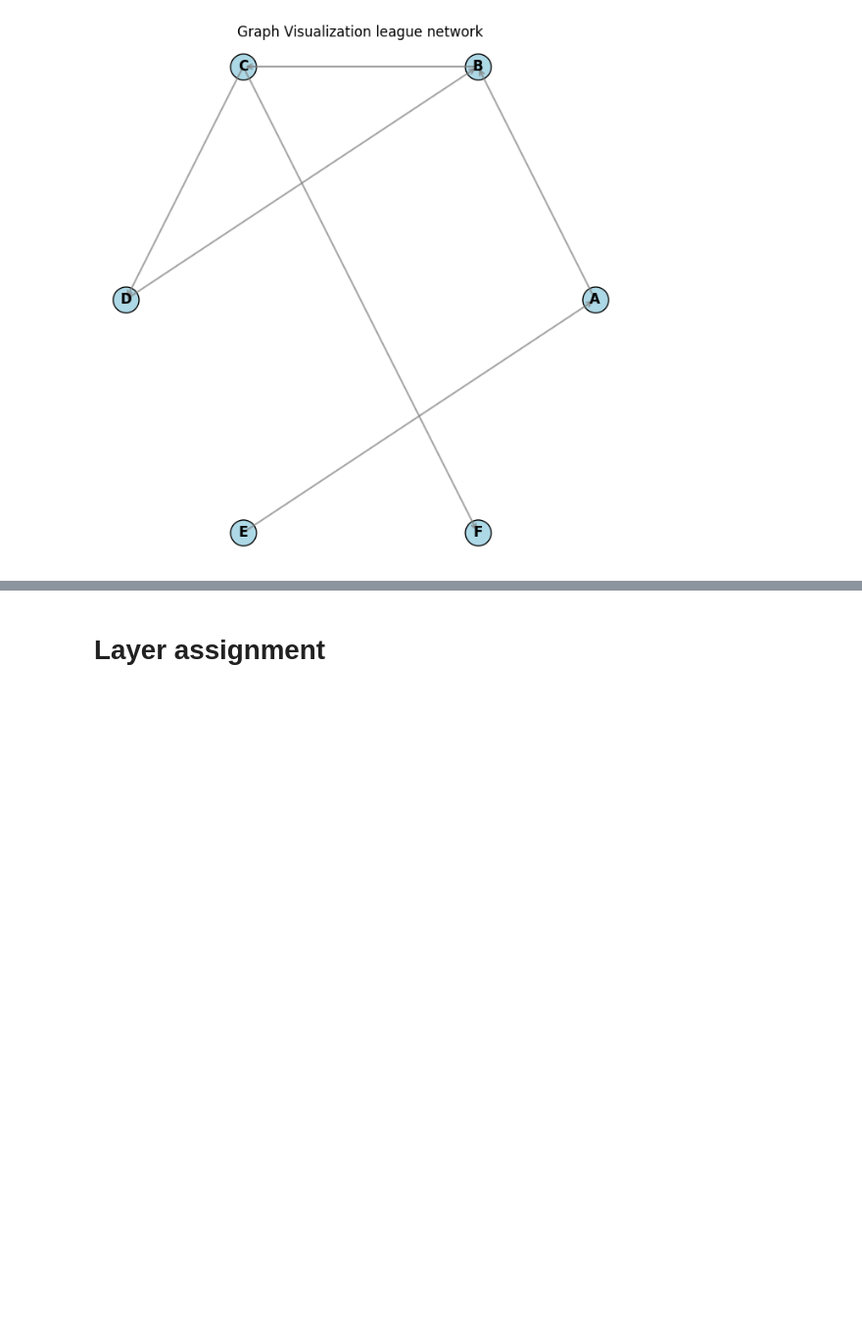
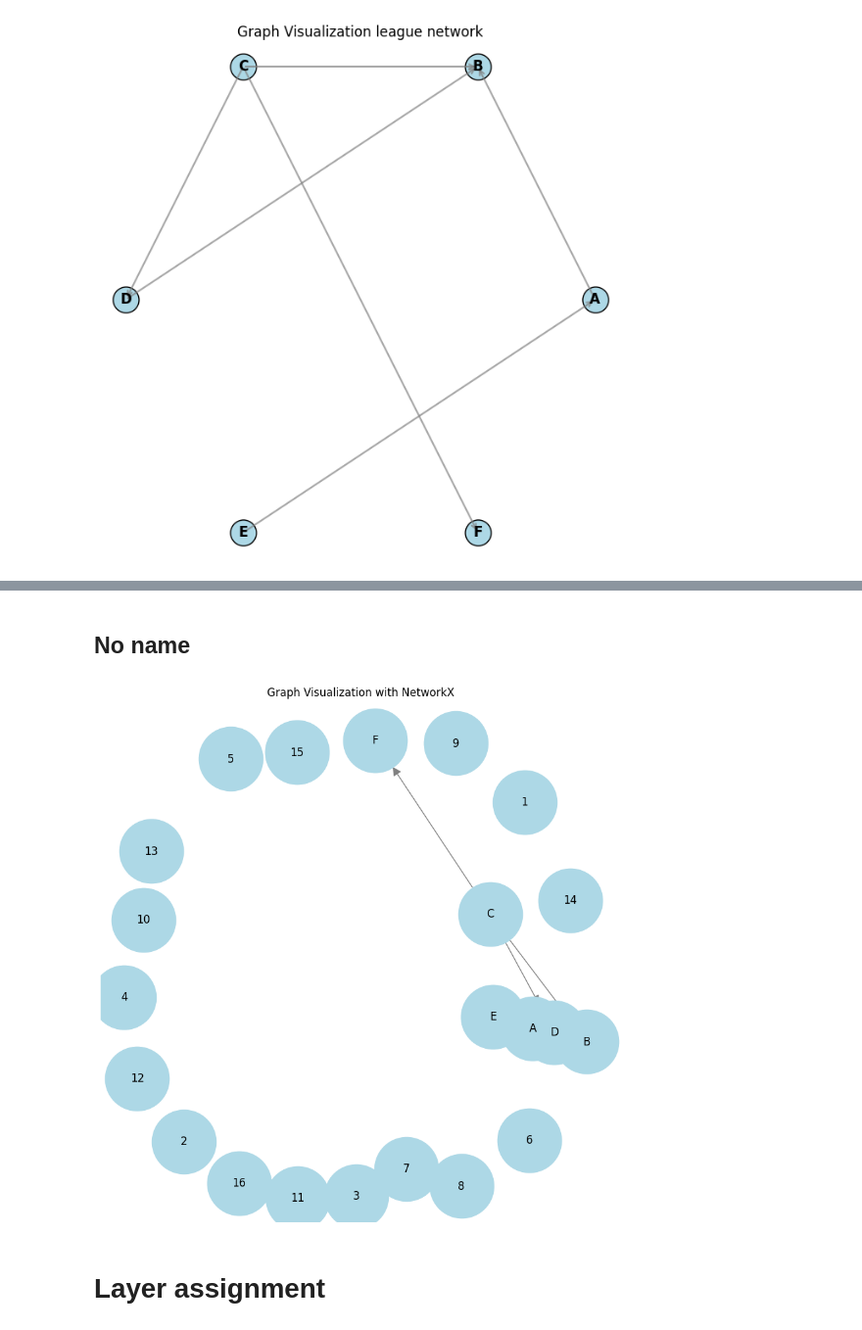
Before and after one commit to Prat2420/Data-Visualization-CurryPasta, a Jupyter notebook: Notebooks/step4_v1.ipynb, the cells around one changed output, grey strips where cells are left out. Shown at 98% size. Cells and saved outputs as stored; diff of their text form; code cells hidden in the pictures; blank space fills up the shorter version.

```diff
--- a/Notebooks/step4_v1.ipynb
+++ b/Notebooks/step4_v1.ipynb
@@ -402,3 +372,14 @@ circular_visualize_graph(nodes_9, A_reverse)
+# %% [markdown]
+## No name
+# %%
+dot_file = data_name_7 # league network
+nodes, edges = parse_dot_file(dot_file)
+# algorithm test
+A, A_reverse = eades_lin_smith_fas(test_nodes, test_edges)
+final_edges = reversed_edges(A, A_reverse)
+visualize_graph_with_networkx(nodes, final_edges)
+# %% [output]
+[figure, added]
 # %% [markdown]
 # Layer assignment
 # %% [markdown]
```
Also changed, not shown: parts of 16 cells of this notebook, 1 other file.
